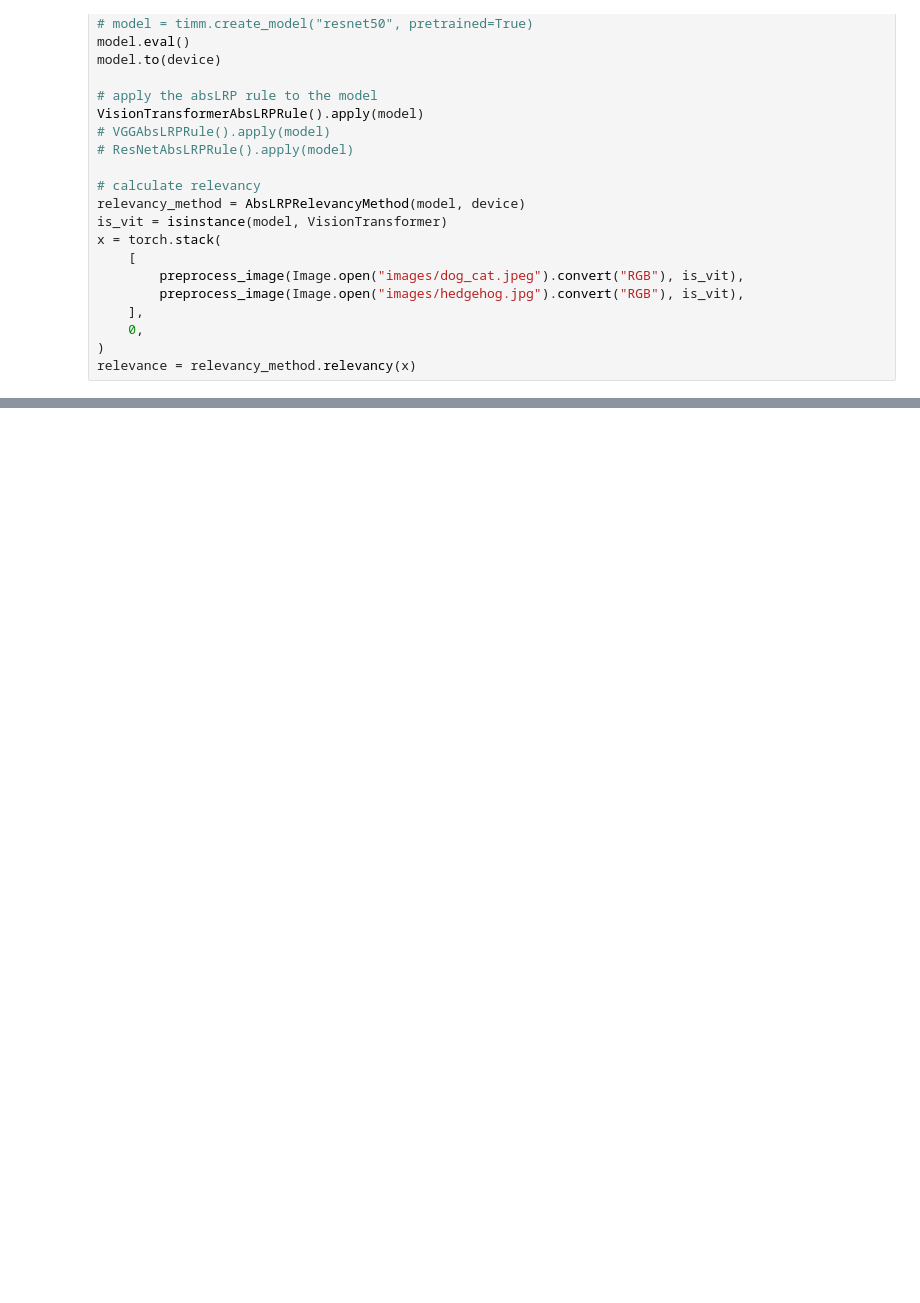
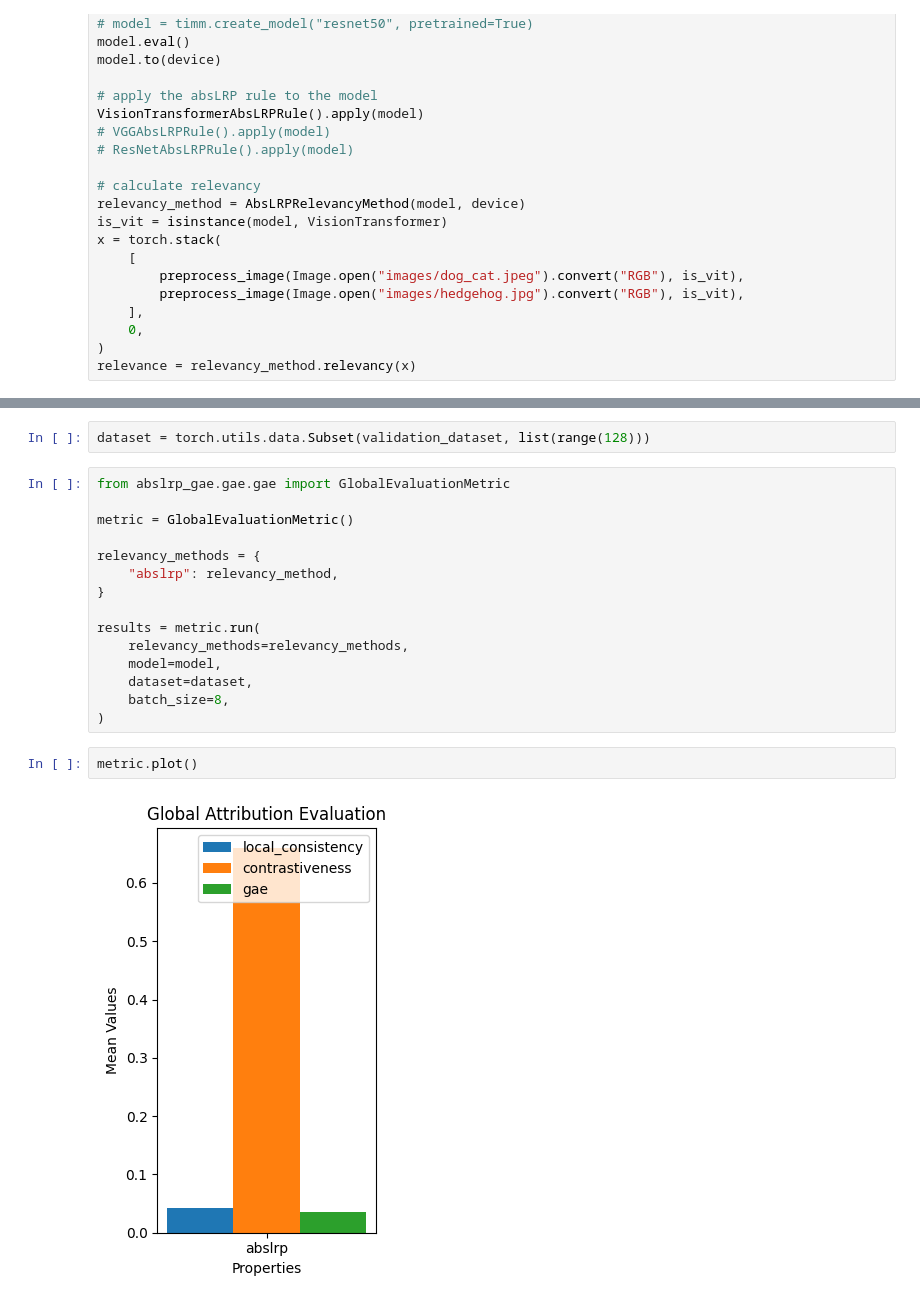
Before and after one commit to davor10105/relative-absolute-magnitude-propagation, a Jupyter notebook: REFACTOR_EXAMPLE.ipynb, the cells around one changed output, grey strips where cells are left out. Cells and saved outputs as stored; diff of their text form; blank space fills up the shorter version.

```diff
--- a/REFACTOR_EXAMPLE.ipynb
+++ b/REFACTOR_EXAMPLE.ipynb
@@ -38,0 +95,21 @@ visualize_batch(x, relevance, is_vit)
+# %%
+dataset = torch.utils.data.Subset(validation_dataset, list(range(128)))
+# %%
+from abslrp_gae.gae.gae import GlobalEvaluationMetric
+
+metric = GlobalEvaluationMetric()
+
+relevancy_methods = {
+    "abslrp": relevancy_method,
+}
+
+results = metric.run(
+    relevancy_methods=relevancy_methods,
+    model=model,
+    dataset=dataset,
+    batch_size=8,
+)
+# %%
+metric.plot()
+# %% [output]
+[figure, added]
```
Also changed, not shown: parts of 8 cells of this notebook, 2 other files.
